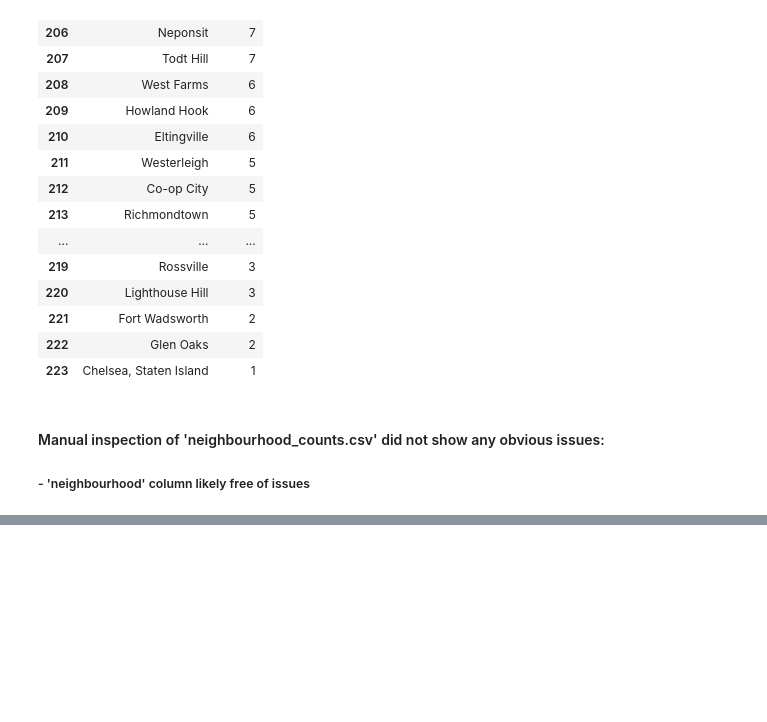
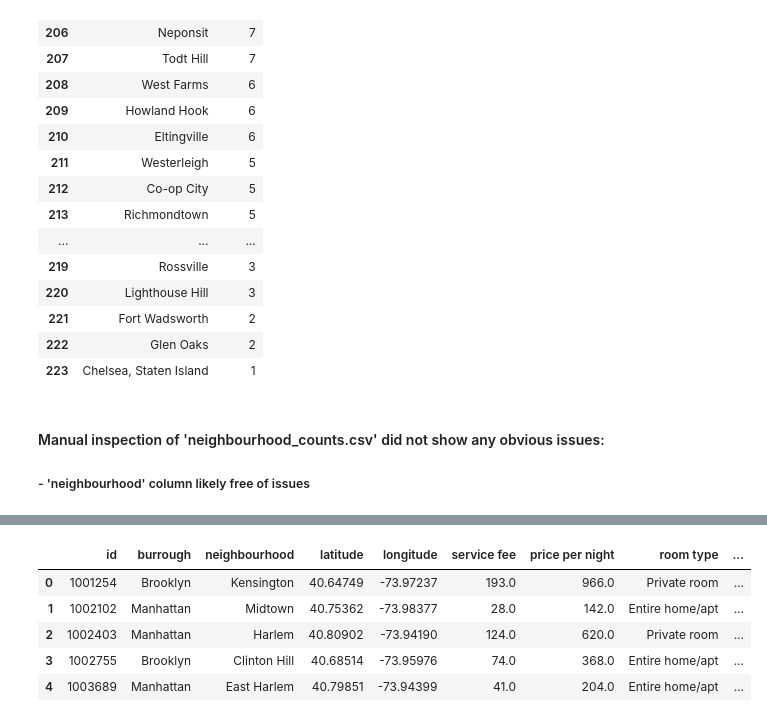
Before and after one commit to nickbartram/team6_project, a Jupyter notebook: main.ipynb, the cells around one changed output, grey strips where cells are left out. Drawn from its saved outputs; the diff is of its cells as text; code cells hidden in the pictures; blank space fills up the shorter version.

Commit message:
Finished casting and a prelim. cleaning job

```diff
--- a/main.ipynb
+++ b/main.ipynb
@@ -234,0 +256,18 @@ neighbourhood_counts.to_csv('neighbourhood_counts.csv', index=False)
+# %%
+# 'service fee' and 'price per night' need to be cast as float
+# Many other float columns would look better as integer: 'construction year', etc.
+
+# Start with the most necessary: 'service fee' and 'price per night'
+# We cannot immediately cast to float, as the '$' and ',' confuse the casting
+clean_df['service fee'] = clean_df['service fee'].str.replace('$', '').str.replace(',', '').astype(float)
+clean_df['price per night'] = clean_df['price per night'].str.replace('$', '').str.replace(',', '').astype(float)
+
+# Preview results
+clean_df.head()
+# %% [output]
+|  | id | burrough | neighbourhood | latitude | longitude | service fee | price per night | room type | ... |
+| 0 | 1001254 | Brooklyn | Kensington | 40.64749 | -73.97237 | 193.0 | 966.0 | Private room | ... |
+| 1 | 1002102 | Manhattan | Midtown | 40.75362 | -73.98377 | 28.0 | 142.0 | Entire home/apt | ... |
+| 2 | 1002403 | Manhattan | Harlem | 40.80902 | -73.94190 | 124.0 | 620.0 | Private room | ... |
+| 3 | 1002755 | Brooklyn | Clinton Hill | 40.68514 | -73.95976 | 74.0 | 368.0 | Entire home/apt | ... |
+| 4 | 1003689 | Manhattan | East Harlem | 40.79851 | -73.94399 | 41.0 | 204.0 | Entire home/apt | ... |
```
Also changed, not shown: parts of 3 cells of this notebook.
